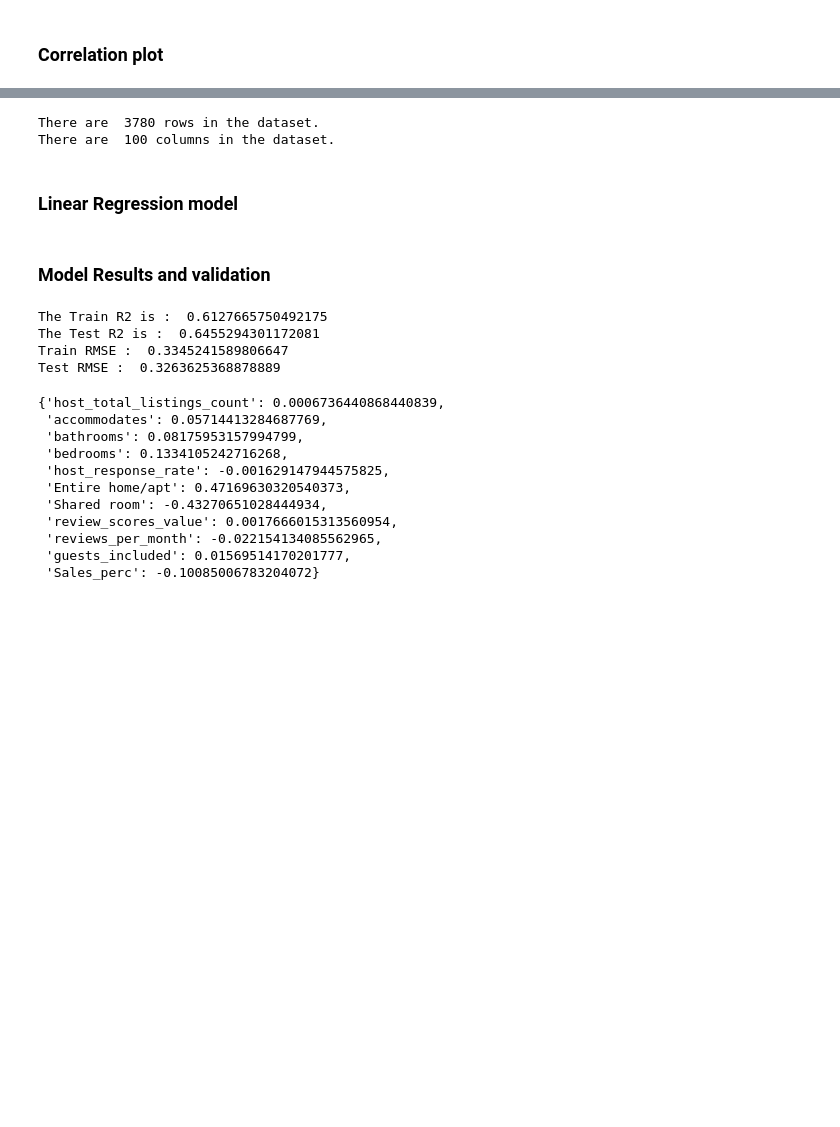
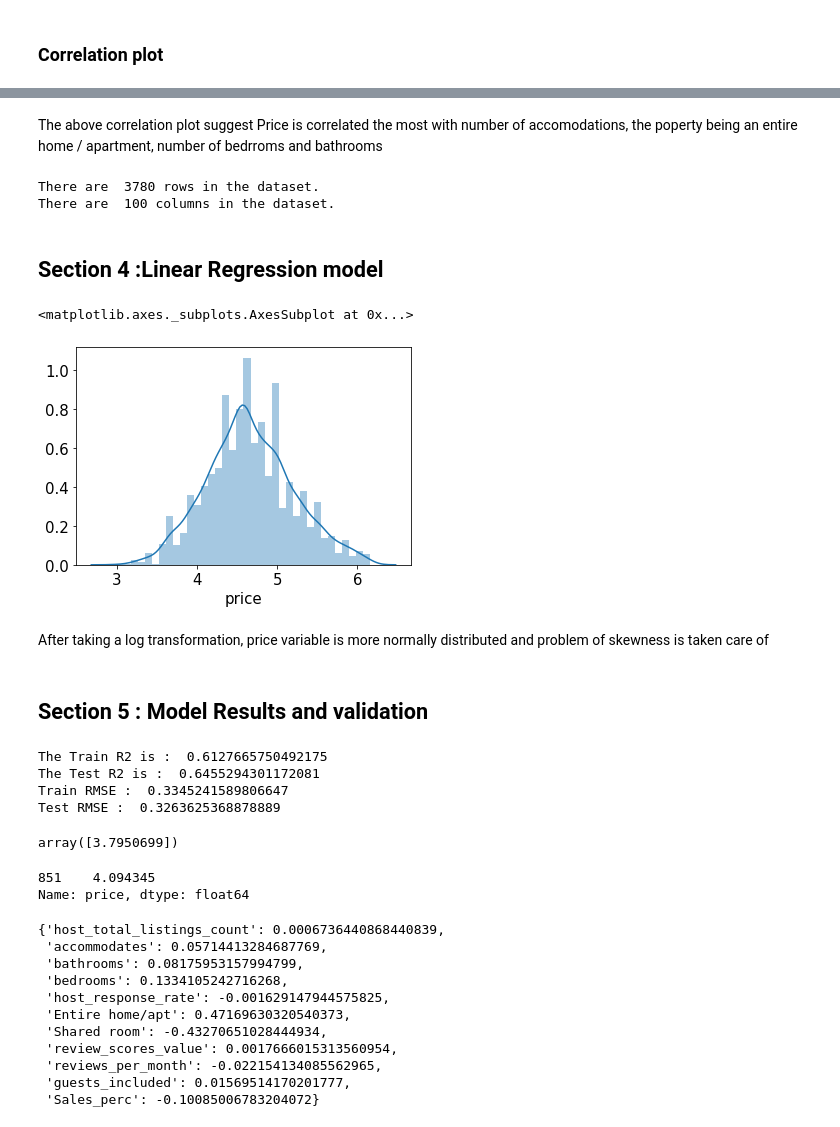
Before and after one commit to mishrasuraj598/Airbnb_linearReg, a Jupyter notebook: AirBnB Data.ipynb, the cells around one changed output, grey strips where cells are left out. Saved outputs shown, nothing was run; the diff lists cells and outputs as text; code cells hidden in the pictures; blank space fills up the shorter version.

```diff
--- a/AirBnB Data.ipynb
+++ b/AirBnB Data.ipynb
@@ -249,3 +336,5 @@ sns.heatmap(corr, annot=True)
+# %% [markdown]
+The above correlation plot suggest Price is correlated the most with number of accomodations, the poperty being an entire home / apartment, number of bedrroms and bathrooms
 # %%
 print("There are ", Model_Data.shape[0], 'rows in the dataset.')
 print("There are ", Model_Data.shape[1], 'columns in the dataset.')
@@ -253,7 +342,7 @@ print("There are ", Model_Data.shape[1], 'columns in the dataset.')
 There are  3780 rows in the dataset.
 There are  100 columns in the dataset.
 # %% [markdown]
-### Linear Regression model
+## Section 4 :Linear Regression model
 # %%
 X_SL = Model_Data[SL_vars]
 y = Model_Data[dep_var]
@@ -277,8 +369,15 @@ lm_model.fit(X_train, y_train) #Fit
 #Predict and score the model
 y_test_preds = lm_model.predict(X_test)
 y_train_preds = lm_model.predict(X_train)
+# %%
+sns.distplot(y)
+# %% [output]
+<matplotlib.axes._subplots.AxesSubplot at 0x...>
+[figure, added]
+# %% [markdown]
+After taking a log transformation, price variable is more normally distributed and problem of skewness is taken care of
 # %% [markdown]
-### Model Results and validation
+## Section 5 : Model Results and validation
 # %%
 ### Model results are validated on the Test set using R2 and RMSE
 
@@ -291,6 +390,15 @@ The Train R2 is :  0.6127665750492175
 The Test R2 is :  0.6455294301172081
 Train RMSE :  0.3345241589806647
 Test RMSE :  0.3263625368878889
+# %%
+lm_model.predict(X_test[:1])
+# %% [output]
+array([3.7950699])
+# %%
+y_test[:1]
+# %% [output]
+851    4.094345
+Name: price, dtype: float64
 # %%
 ### Model coefficients
 
```
Also changed, not shown: parts of 32 cells of this notebook, 1 other file.
